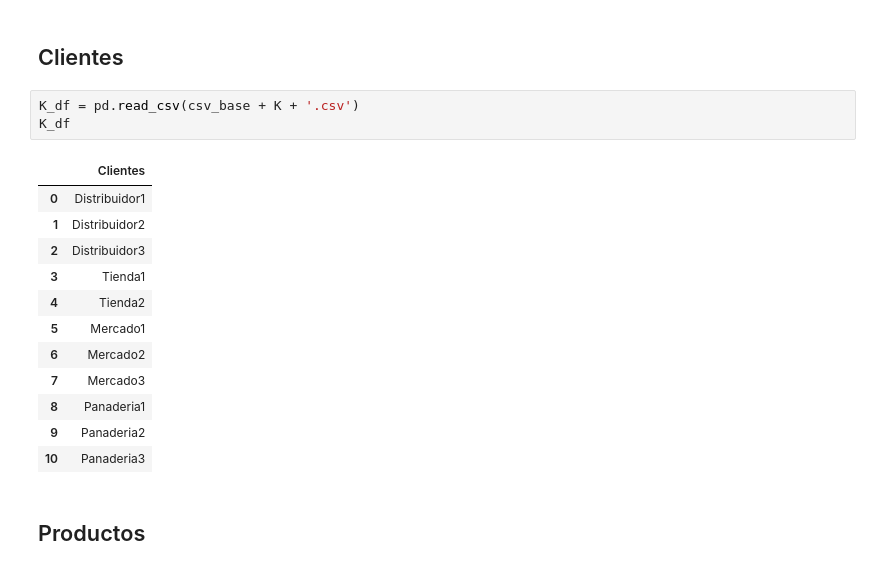
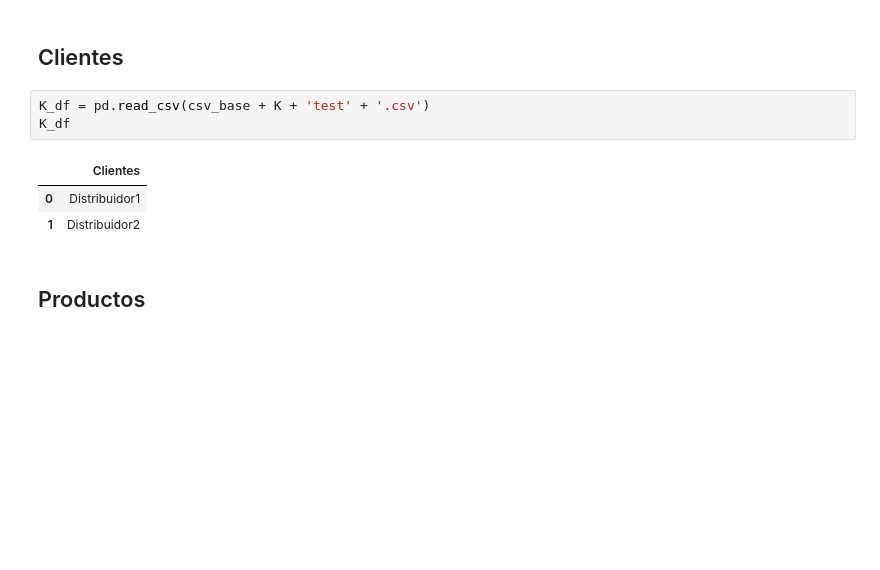
Before and after one commit to jefftorres/cheese, a Jupyter notebook: Queso.ipynb, the cells around one changed output. Drawn from its saved outputs; the diff is of its cells as text; blank space fills up the shorter version.

```diff
--- a/Queso.ipynb
+++ b/Queso.ipynb
@@ -58,21 +58,12 @@ J_df
 # %% [markdown]
 ## Clientes
 # %%
-K_df = pd.read_csv(csv_base + K + '.csv')
+K_df = pd.read_csv(csv_base + K + 'test' + '.csv')
 K_df
 # %% [output]
 |  | Clientes |
 | 0 | Distribuidor1 |
 | 1 | Distribuidor2 |
-| 2 | Distribuidor3 |
-| 3 | Tienda1 |
-| 4 | Tienda2 |
-| 5 | Mercado1 |
-| 6 | Mercado2 |
-| 7 | Mercado3 |
-| 8 | Panaderia1 |
-| 9 | Panaderia2 |
-| 10 | Panaderia3 |
 # %% [markdown]
 ## Productos
 # %%
```
Also changed, not shown: parts of 14 cells of this notebook, 6 other files.
